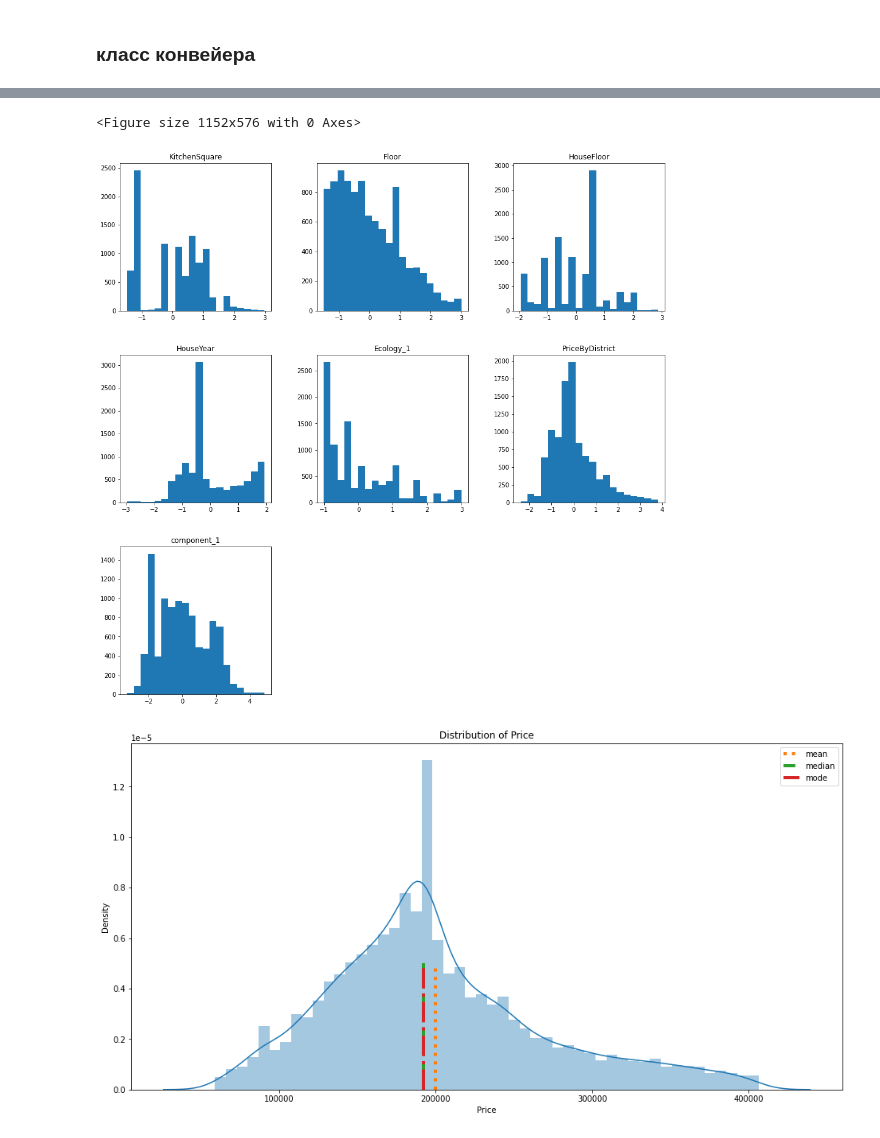
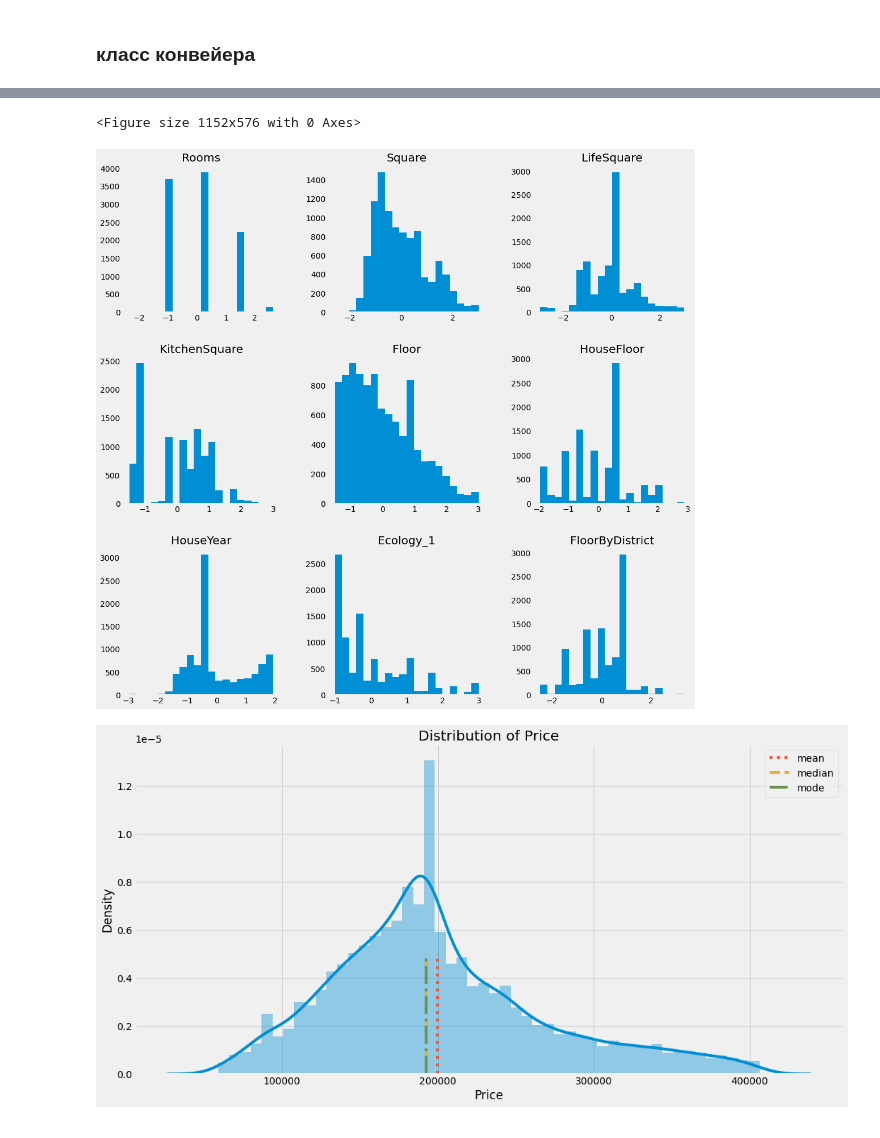
Before and after one commit to BlackStoneShadow/Python, a Jupyter notebook: MLearning/DSLibraries/Summary/Task1.ipynb, the cells around one changed output, grey strips where cells are left out. Saved outputs shown, nothing was run; the diff lists cells and outputs as text; code cells hidden in the pictures.

```diff
--- a/MLearning/DSLibraries/Summary/Task1.ipynb
+++ b/MLearning/DSLibraries/Summary/Task1.ipynb
@@ -6,6 +6,7 @@ import seaborn as sns
 import warnings
 
 from math import ceil
+from pylab import rcParams
 from scipy import stats
 from scipy.stats.mstats import winsorize
 from sklearn.preprocessing import LabelEncoder, StandardScaler
@@ -18,7 +19,8 @@ from sklearn.metrics import r2_score
 %matplotlib inline
 warnings.filterwarnings('ignore')
 
-#plt.rcParams['figure.figsize'] = 16, 8
+plt.style.use('fivethirtyeight')
+plt.rcParams['figure.figsize'] = 16, 8
 # %%
 train_data = pd.read_csv('train.csv')
 
@@ -380,11 +368,11 @@ pipeline.transform()
 # %%
 plt.figure(figsize = (16, 8))
 # распределение количественных признаков в исходных данных и осноные статистические данные в них
-pipeline.plot(pipeline.train_data)
+pipeline.plot(DataFrame(pd.concat([pipeline.sc_train_data, pipeline.train_data[pipeline.target]], axis=1)))
 # %% [output]
 <Figure size 1152x576 with 0 Axes>
-[figure, old version]
+[figure, new version]
-[figure, old version]
+[figure, new version]
 # %%
 pipeline.boxplot(pipeline.sc_train_data)
 # %% [output]
```
Also changed, not shown: parts of 9 cells of this notebook.
